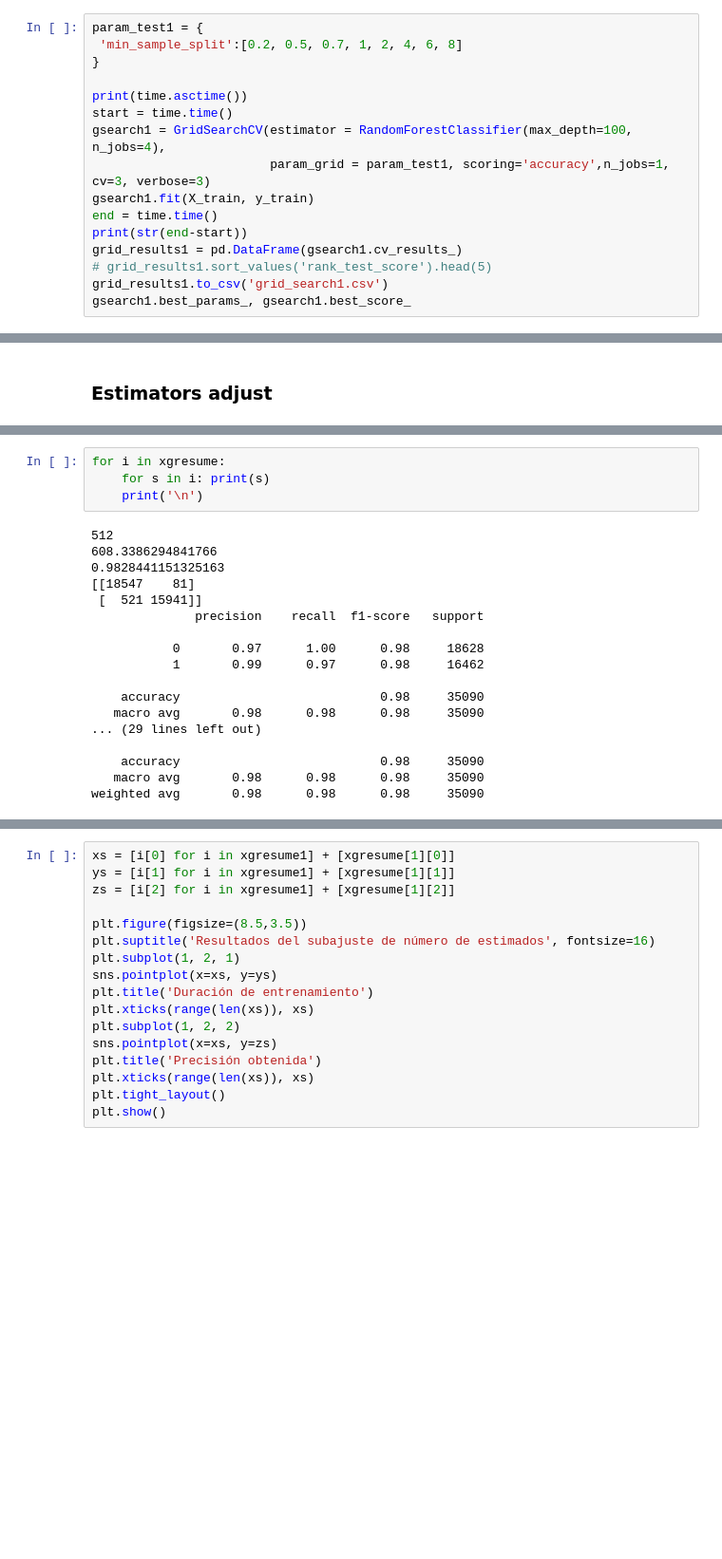
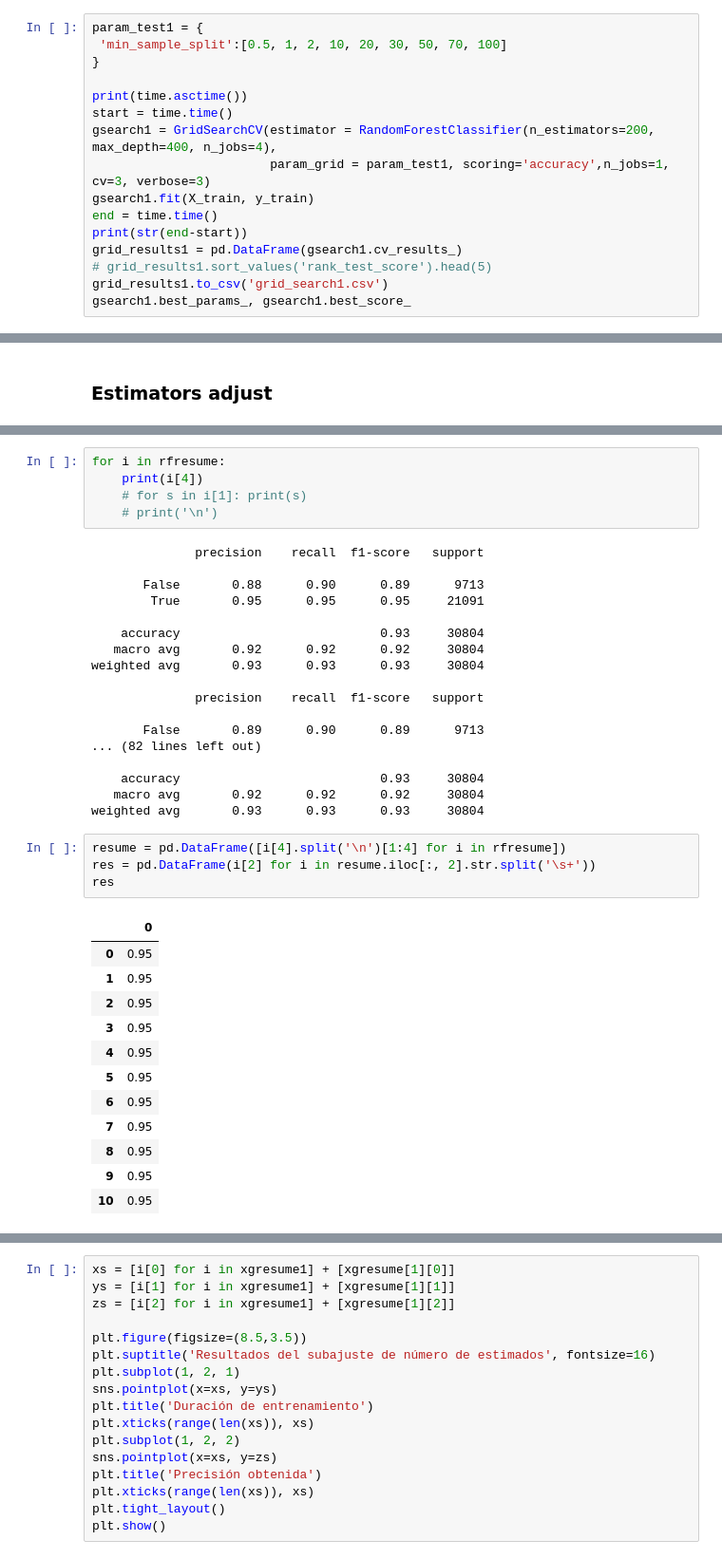
Before and after one commit to Liu-Lc/TwitterTraffic-Pty, a Jupyter notebook: TweetData/analysis/ranfor_eval.ipynb, the cells around one changed output, grey strips where cells are left out. Shown at 95% size. Drawn from its saved outputs; the diff is of its cells as text; blank space fills up the shorter version.

```diff
--- a/TweetData/analysis/ranfor_eval.ipynb
+++ b/TweetData/analysis/ranfor_eval.ipynb
@@ -236,11 +230,11 @@ Fitting 3 folds for each of 10 candidates, totalling 30 fits
 # %%
 param_test1 = {
- 'min_sample_split':[0.2, 0.5, 0.7, 1, 2, 4, 6, 8]
+ 'min_sample_split':[0.5, 1, 2, 10, 20, 30, 50, 70, 100]
 }
 
 print(time.asctime())
 start = time.time()
-gsearch1 = GridSearchCV(estimator = RandomForestClassifier(max_depth=100, n_jobs=4),
+gsearch1 = GridSearchCV(estimator = RandomForestClassifier(n_estimators=200, max_depth=400, n_jobs=4),
                         param_grid = param_test1, scoring='accuracy',n_jobs=1, cv=3, verbose=3)
 gsearch1.fit(X_train, y_train)
 end = time.time()
@@ -434,23 +390,41 @@ Predicting...  Thu Feb 18 17:36:28 2021
 # %%
-for i in xgresume:
-    for s in i: print(s)
-    print('\n')
+for i in rfresume:
+    print(i[4])
+    # for s in i[1]: print(s)
+    # print('\n')
 # %% [output]
-512
-608.3386294841766
-0.9828441151325163
-[[18547    81]
- [  521 15941]]
               precision    recall  f1-score   support
 
-           0       0.97      1.00      0.98     18628
-           1       0.99      0.97      0.98     16462
+       False       0.88      0.90      0.89      9713
+        True       0.95      0.95      0.95     21091
 
-    accuracy                           0.98     35090
-   macro avg       0.98      0.98      0.98     35090
-... (29 lines left out)
+    accuracy                           0.93     30804
+   macro avg       0.92      0.92      0.92     30804
+weighted avg       0.93      0.93      0.93     30804
 
-    accuracy                           0.98     35090
-   macro avg       0.98      0.98      0.98     35090
-weighted avg       0.98      0.98      0.98     35090
+              precision    recall  f1-score   support
+
+       False       0.89      0.90      0.89      9713
+... (82 lines left out)
+
+    accuracy                           0.93     30804
+   macro avg       0.92      0.92      0.92     30804
+weighted avg       0.93      0.93      0.93     30804
+# %%
+resume = pd.DataFrame([i[4].split('\n')[1:4] for i in rfresume])
+res = pd.DataFrame(i[2] for i in resume.iloc[:, 2].str.split('\s+'))
+res
+# %% [output]
+|  | 0 |
+| 0 | 0.95 |
+| 1 | 0.95 |
+| 2 | 0.95 |
+| 3 | 0.95 |
+| 4 | 0.95 |
+| 5 | 0.95 |
+| 6 | 0.95 |
+| 7 | 0.95 |
+| 8 | 0.95 |
+| 9 | 0.95 |
+| 10 | 0.95 |
 # %%
```
Also changed, not shown: parts of 43 cells of this notebook, 1 other file.
